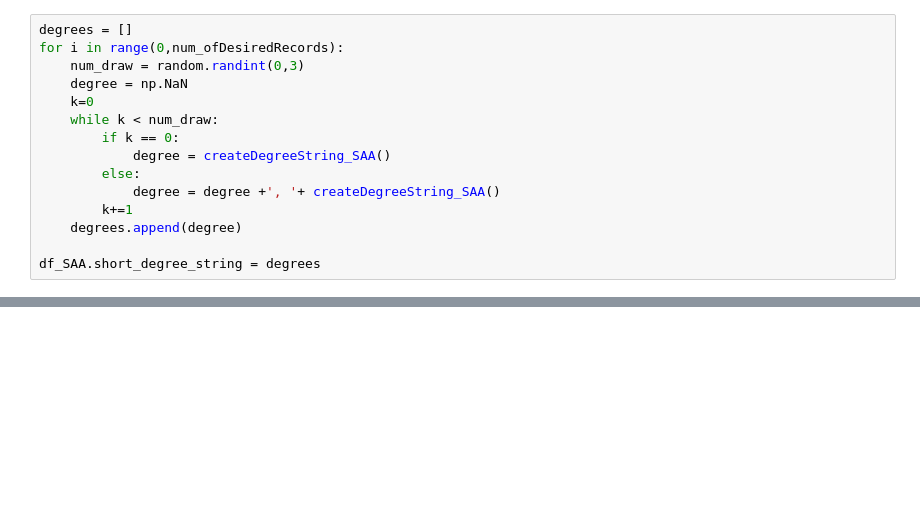
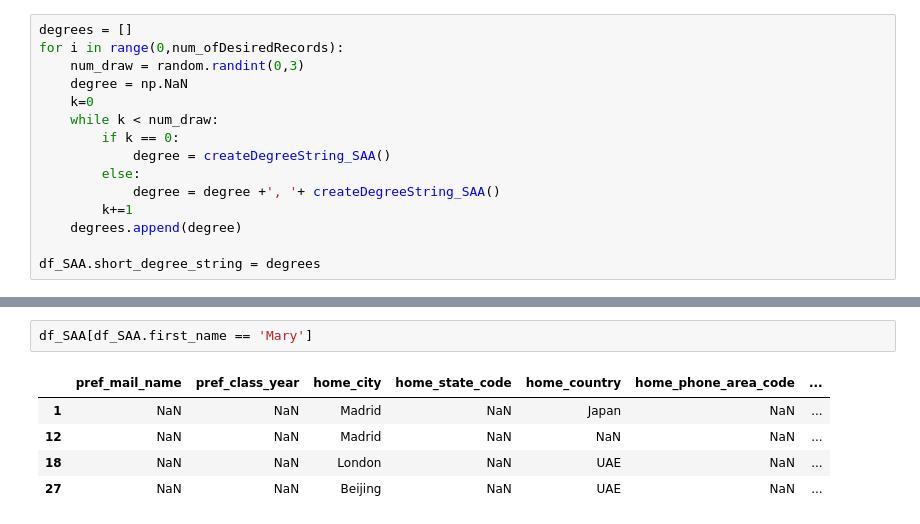
Before and after one commit to ssaeed85/Equalithon-StanfordPride, a Jupyter notebook: FakeDataset.ipynb, the cells around one changed output, grey strips where cells are left out. Drawn from its saved outputs; the diff is of its cells as text; blank space fills up the shorter version.

```diff
--- a/FakeDataset.ipynb
+++ b/FakeDataset.ipynb
@@ -181,0 +252,8 @@ df_SAA.to_excel('data/SAA_FakeDB.xlsx',index = False)
+# %%
+df_SAA[df_SAA.first_name == 'Mary']
+# %% [output]
+|  | pref_mail_name | pref_class_year | home_city | home_state_code | home_country | home_phone_area_code | ... |
+| 1 | NaN | NaN | Madrid | NaN | Japan | NaN | ... |
+| 12 | NaN | NaN | Madrid | NaN | NaN | NaN | ... |
+| 18 | NaN | NaN | London | NaN | UAE | NaN | ... |
+| 27 | NaN | NaN | Beijing | NaN | UAE | NaN | ... |
```
Also changed, not shown: parts of 11 cells of this notebook, 1 other file.
